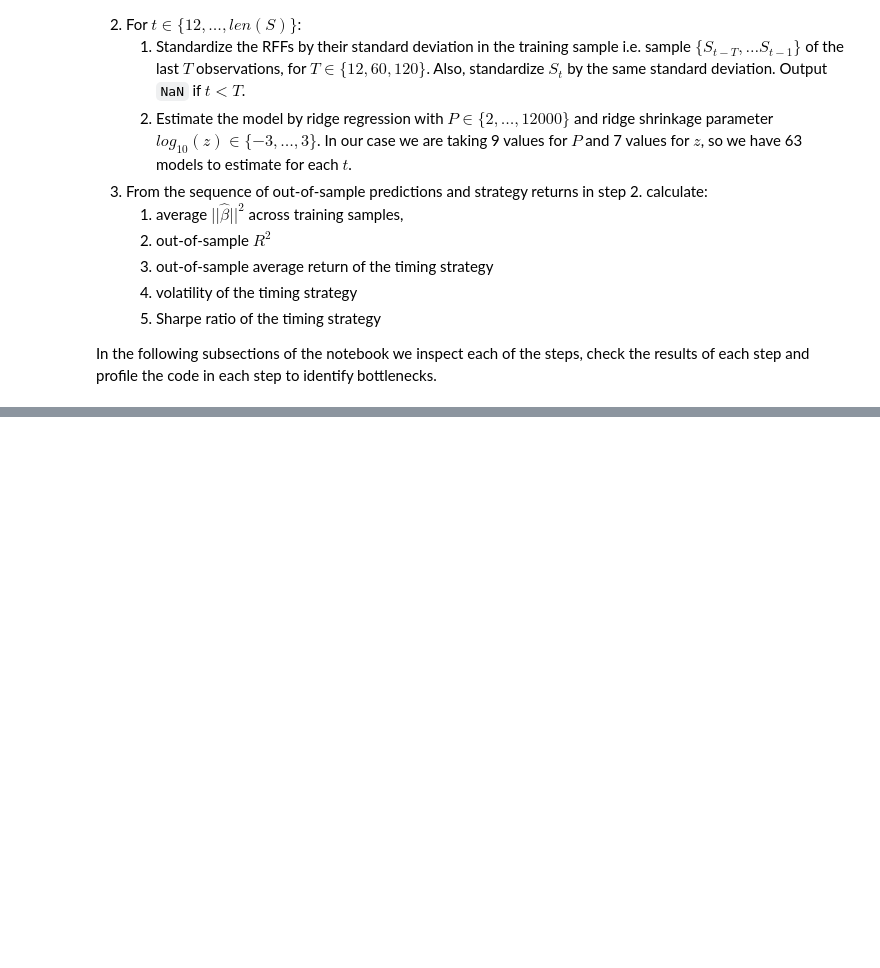
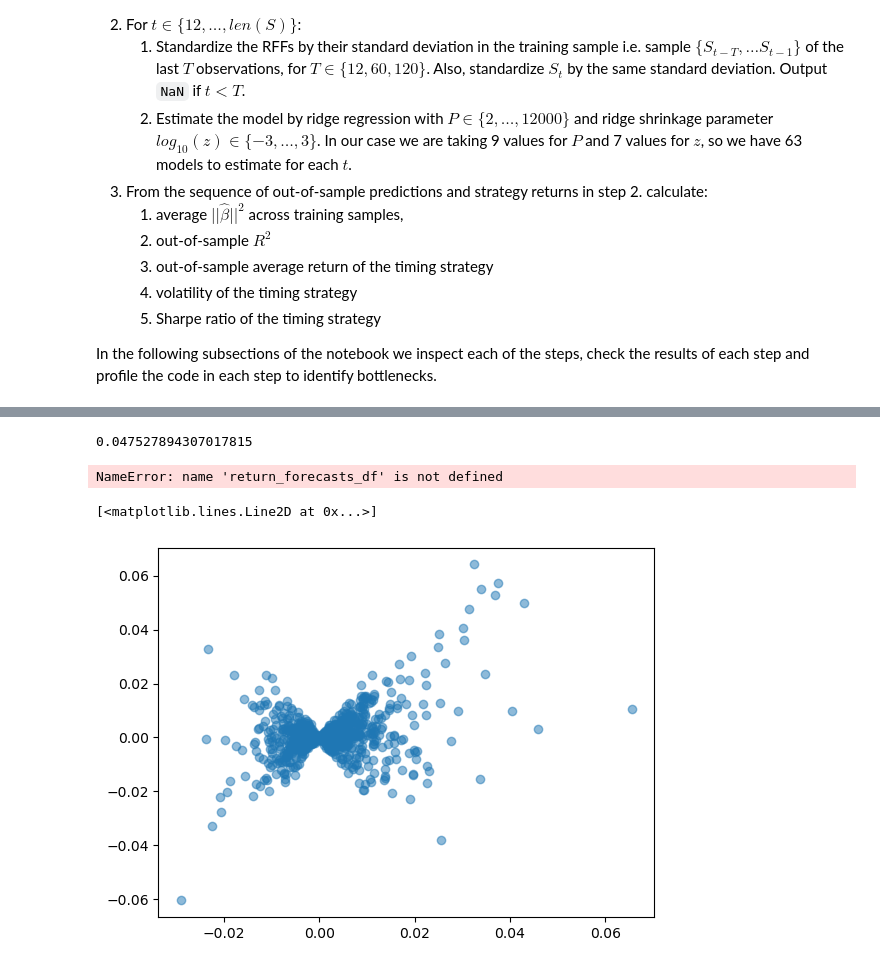
Before and after one commit to zivmi/voc_reproduction, a Jupyter notebook: notebooks/04-mz-voc-curve-adaptive-P.ipynb, the cells around one changed output, grey strips where cells are left out. Cells and saved outputs as stored; diff of their text form; code cells hidden in the pictures; blank space fills up the shorter version.

```diff
--- a/notebooks/04-mz-voc-curve-adaptive-P.ipynb
+++ b/notebooks/04-mz-voc-curve-adaptive-P.ipynb
@@ -429,0 +53,9 @@ for T in T_list:
+# %%
+seed = 1
+# load results
+b = np.load(f"{interim_data_path}/beta_norm_sq/{seed:04}beta_norm_sq.npy")
+r = np.load(f"{interim_data_path}/return_forecasts/{seed:04}return_forecasts.npy")
+sr = np.load(f"{interim_data_path}/strategy_returns/{seed:04}strategy_returns.npy")
+
+# unpack results
+beta_norm_sq_df, return_forecasts_df, strategy_returns_df = unpack_results((b, r, sr), run_params_unpacking, dates)
@@ -429,0 +126,5 @@ for T in T_list:
+# %%
+# this data is not lagged or standardized
+interim_data = pd.read_csv('../data/interim/formatted_goyal_data.csv', index_col=0, parse_dates=True)
+interim_data = interim_data.loc[interim_data.index > dt.datetime(1927, 1, 1)]
+interim_data.columns
@@ -429,0 +154,21 @@ for T in T_list:
+# %%
+# this sigma is to be used for "destandardizing" the returns, i.e. multiplying by sigma
+sigma_R = (interim_data.R**2).rolling(12).mean().apply(np.sqrt)
+# %%
+sigma_R.plot();
+# %% [output]
+0.047527894307017815
+# %%
+return_forecasts_df.loc[: "2022-12-31", :]
+# %% [output]
+NameError: name 'return_forecasts_df' is not defined
+# %%
+# these two dataframes are to be used
+return_forecasts_rescaled = return_forecasts_df.multiply(sigma_R, axis=0)
+strategy_returns_rescaled = strategy_returns_df.multiply(sigma_R, axis=0)
+# %%
+plt.plot(return_forecasts_rescaled.loc[:,(120,12000,0.001)].values,
+strategy_returns_rescaled.loc[:,(120,12000,0.001)].values, 'o', alpha=0.5)
+# %% [output]
+[<matplotlib.lines.Line2D at 0x...>]
+[figure, added]
```
Also changed, not shown: parts of 64 cells of this notebook, 5 other files.
